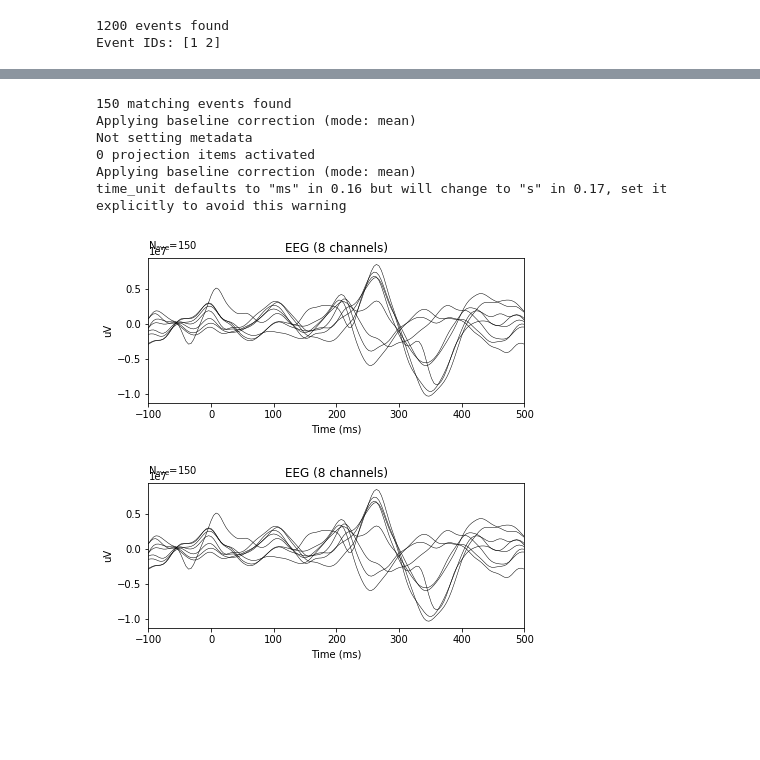
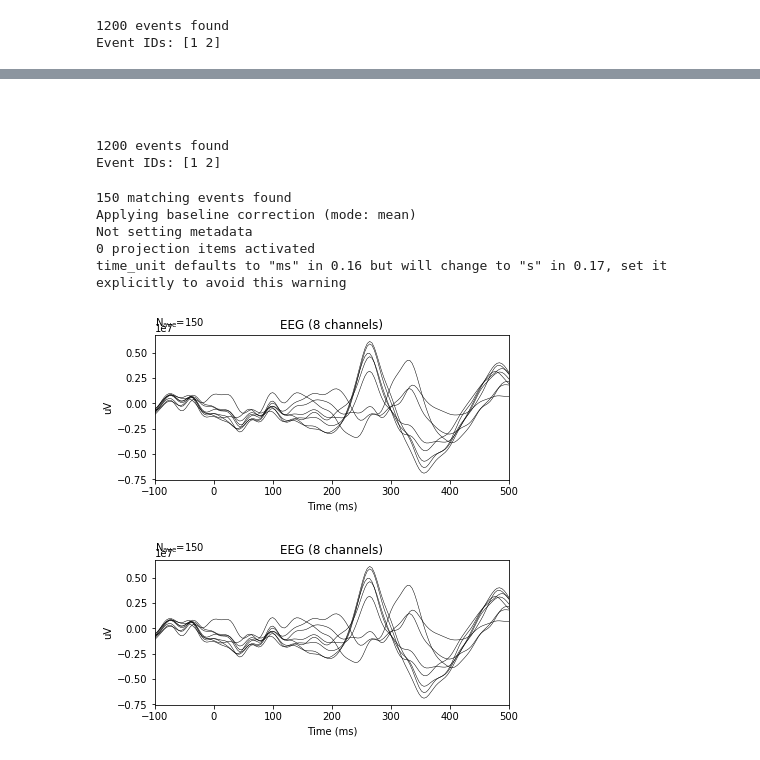
Before and after one commit to belya/p300-speller, a Jupyter notebook: p300-speller.ipynb, the cells around one changed output, grey strips where cells are left out. Cells and saved outputs as stored; diff of their text form; code cells hidden in the pictures; blank space fills up the shorter version.

```diff
--- a/p300-speller.ipynb
+++ b/p300-speller.ipynb
@@ -84,0 +227,2 @@ array([[ 1254,     0,     2],
+# %%
+filtered_eeg = ica.apply(raw.copy(), exclude=[])
@@ -84,0 +232,11 @@ array([[ 1254,     0,     2],
+# %%
+rcParams['figure.figsize'] = 20, 20
+mne.viz.plot_raw(
+    filtered_eeg,
+    start=start,
+    duration=stop - start,
+    show=False,
+    n_channels=8,
+    scalings={'eeg': 100}
+)
+plt.show()
@@ -85,18 +245,26 @@ array([[ 1254,     0,     2],
+# %% [markdown]
+#
+# %%
+events = mne.find_events(filtered_eeg, 'Trigger')
+# %% [output]
+1200 events found
+Event IDs: [1 2]
 # %%
 def get_epochs(raw, event_id):
     global events
-    epochs = mne.Epochs(raw, events, event_id=event_id, tmin=-0.1, tmax=0.5)
-    epochs = epochs.apply_baseline((-0.1, 0))
+    epochs = mne.Epochs(
+        raw.pick_types(eeg=True),
+        events, event_id=event_id, tmin=-0.1, tmax=0.5)
+#     epochs = epochs.apply_baseline((-0.1, 0))
     return epochs
 # %%
-get_epochs(raw, 1).average().plot()
+get_epochs(filtered_eeg, 1).average().plot()
 # %% [output]
 150 matching events found
 Applying baseline correction (mode: mean)
 Not setting metadata
 0 projection items activated
-Applying baseline correction (mode: mean)
 time_unit defaults to "ms" in 0.16 but will change to "s" in 0.17, set it explicitly to avoid this warning
-[figure, old version]
+[figure, new version]
-[figure, old version]
+[figure, new version]
 # %%
```
Also changed, not shown: parts of 49 cells of this notebook.
